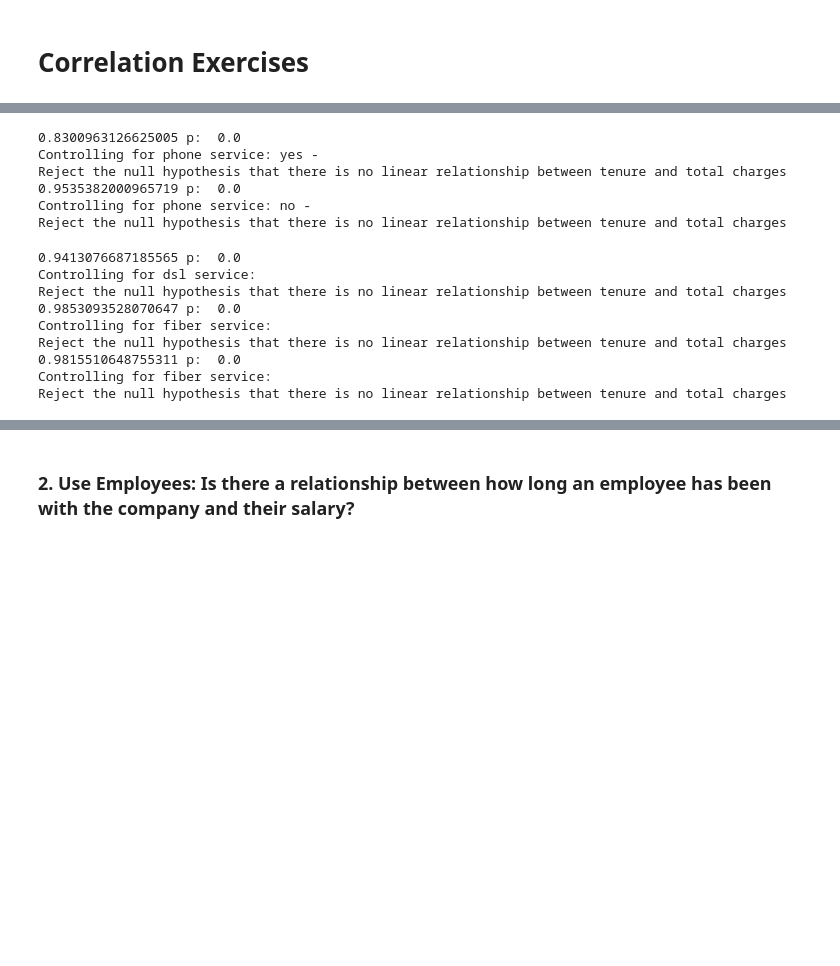
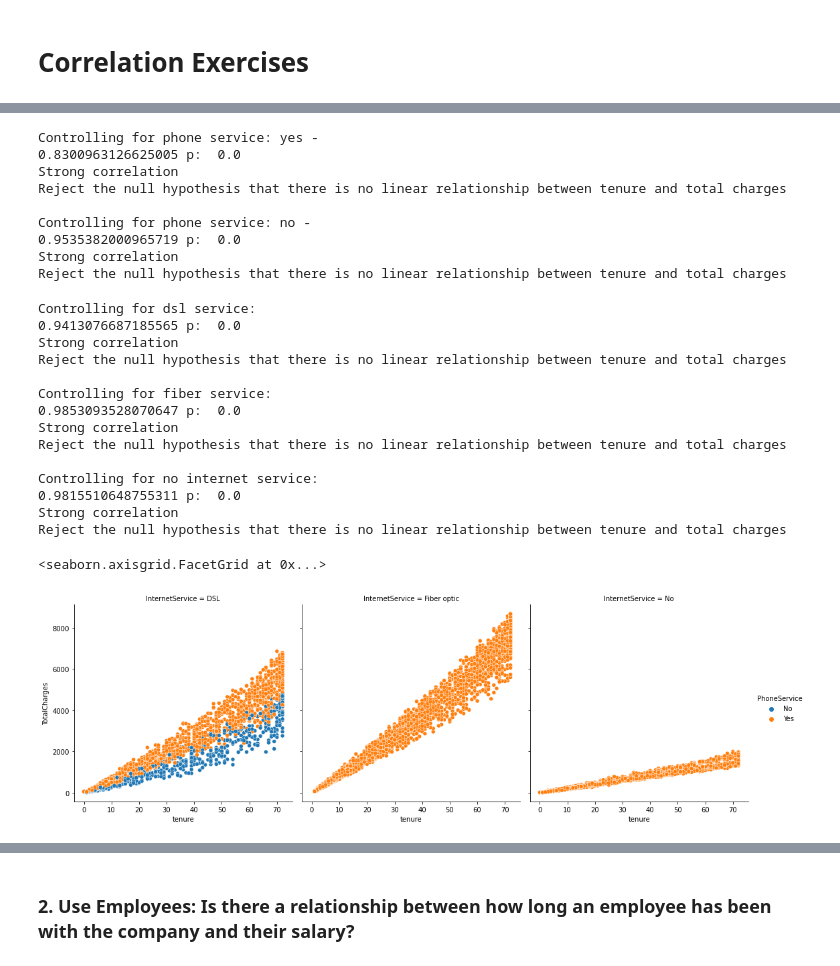
Before and after one commit to jesse-d-marder/statistics-exercises, a Jupyter notebook: hypothesis_testing.ipynb, the cells around one changed output, grey strips where cells are left out. Cells and saved outputs as stored; diff of their text form; code cells hidden in the pictures; blank space fills up the shorter version.

```diff
--- a/hypothesis_testing.ipynb
+++ b/hypothesis_testing.ipynb
@@ -323,8 +352,14 @@ What happens if you control for phone and internet service?
 # %%
+# Phone service - there are yes and no values
+
 has_phone = df[df.PhoneService == 'Yes']
 corr, p = stats.pearsonr(has_phone.tenure, has_phone.TotalCharges)
+
+print("Controlling for phone service: yes - ")
 print(corr,"p: ", p)
-print("Controlling for phone service: yes - ")
+print(how_correlated(corr))
+
+r_values["Phone - Yes"] = p
 if p < alpha:
     print("Reject the null hypothesis that there is no linear relationship between tenure and total charges")
 else:
@@ -332,24 +367,37 @@ else:
 
 no_phone = df[df.PhoneService == 'No']
 corr, p = stats.pearsonr(no_phone.tenure, no_phone.TotalCharges)
+
+print("\nControlling for phone service: no - ")
 print(corr,"p: ", p)
-print("Controlling for phone service: no - ")
+print(how_correlated(corr))
+
+r_values["Phone - No"] = p
+
 if p < alpha:
     print("Reject the null hypothesis that there is no linear relationship between tenure and total charges")
 else:
     print("Fail to reject null")
 # %% [output]
+Controlling for phone service: yes -
 0.8300963126625005 p:  0.0
-Controlling for phone service: yes -
+Strong correlation
 Reject the null hypothesis that there is no linear relationship between tenure and total charges
+
+Controlling for phone service: no -
 0.9535382000965719 p:  0.0
-Controlling for phone service: no -
+Strong correlation
 Reject the null hypothesis that there is no linear relationship between tenure and total charges
 # %%
 has_dsl = df[df.InternetService == 'DSL']
 corr, p = stats.pearsonr(has_dsl.tenure, has_dsl.TotalCharges)
+
+print("Controlling for dsl service: ")
 print(corr,"p: ", p)
-print("Controlling for dsl service: ")
+print(how_correlated(corr))
+
+r_values["DSL Internet"] = p
+
 if p < alpha:
     print("Reject the null hypothesis that there is no linear relationship between tenure and total charges")
 else:
@@ -357,8 +405,13 @@ else:
 
 has_fiber= df[df.InternetService == 'Fiber optic']
 corr, p = stats.pearsonr(has_fiber.tenure, has_fiber.TotalCharges)
+
+print("\nControlling for fiber service: ")
 print(corr,"p: ", p)
-print("Controlling for fiber service: ")
+print(how_correlated(corr))
+
+r_values["Fiber Internet"] = p
+
 if p < alpha:
     print("Reject the null hypothesis that there is no linear relationship between tenure and total charges")
 else:
@@ -366,19 +419,33 @@ else:
 
 no_internet= df[df.InternetService == 'No']
 corr, p = stats.pearsonr(no_internet.tenure, no_internet.TotalCharges)
+r_values["Internet - None"] = p
+
+print("\nControlling for no internet service: ")
 print(corr,"p: ", p)
-print("Controlling for fiber service: ")
+print(how_correlated(corr))
+
 if p < alpha:
     print("Reject the null hypothesis that there is no linear relationship between tenure and total charges")
 else:
     print("Fail to reject null")
 # %% [output]
+Controlling for dsl service:
 0.9413076687185565 p:  0.0
-Controlling for dsl service:
+Strong correlation
 Reject the null hypothesis that there is no linear relationship between tenure and total charges
+
+Controlling for fiber service:
 0.9853093528070647 p:  0.0
-Controlling for fiber service:
+Strong correlation
 Reject the null hypothesis that there is no linear relationship between tenure and total charges
+
+Controlling for no internet service:
 0.9815510648755311 p:  0.0
-Controlling for fiber service:
+Strong correlation
 Reject the null hypothesis that there is no linear relationship between tenure and total charges
+# %%
+sns.relplot(data = df, x = 'tenure', y='TotalCharges', hue = 'PhoneService', col = 'InternetService')
+# %% [output]
+<seaborn.axisgrid.FacetGrid at 0x...>
+[figure, added]
```
Also changed, not shown: parts of 16 cells of this notebook.
